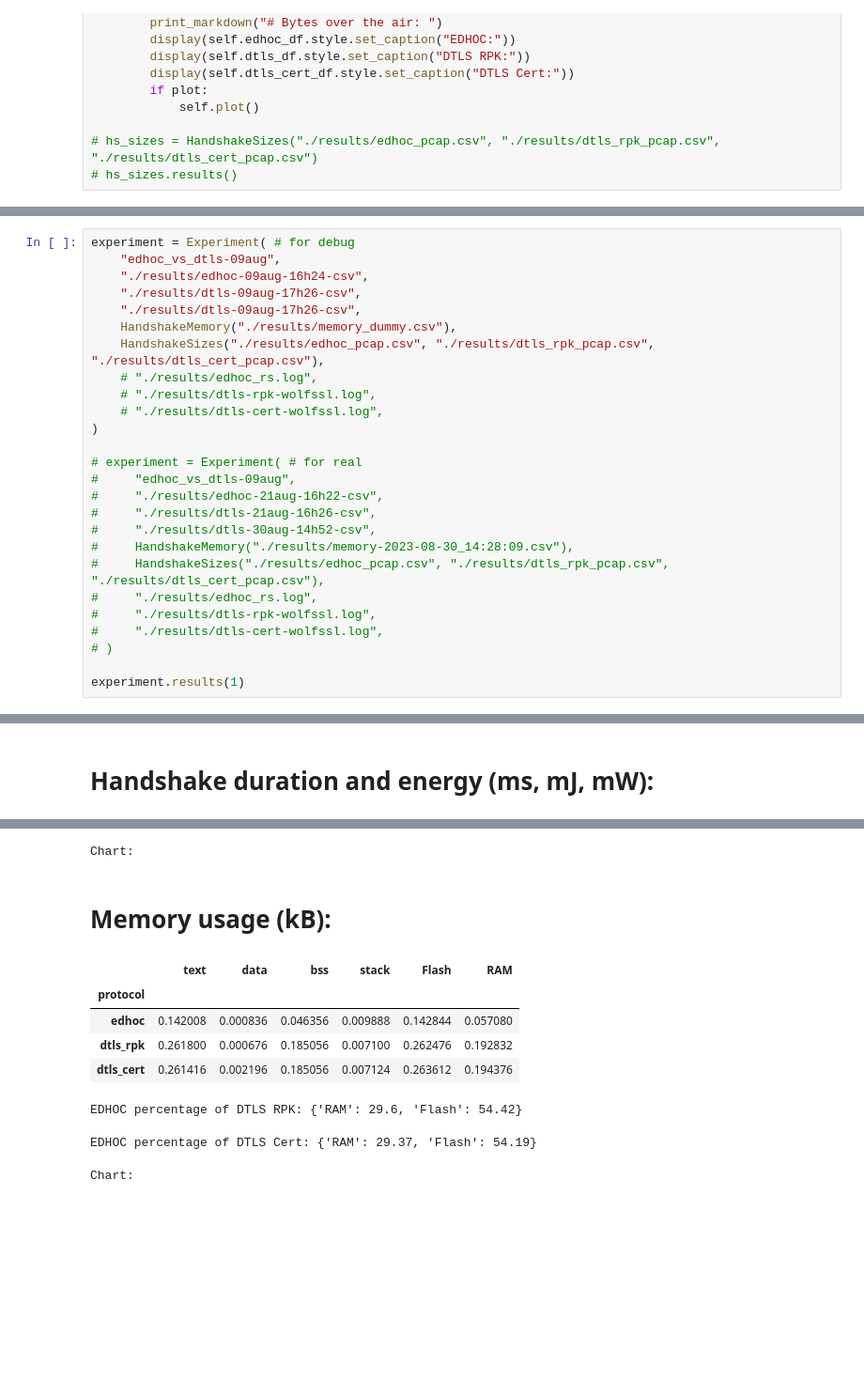
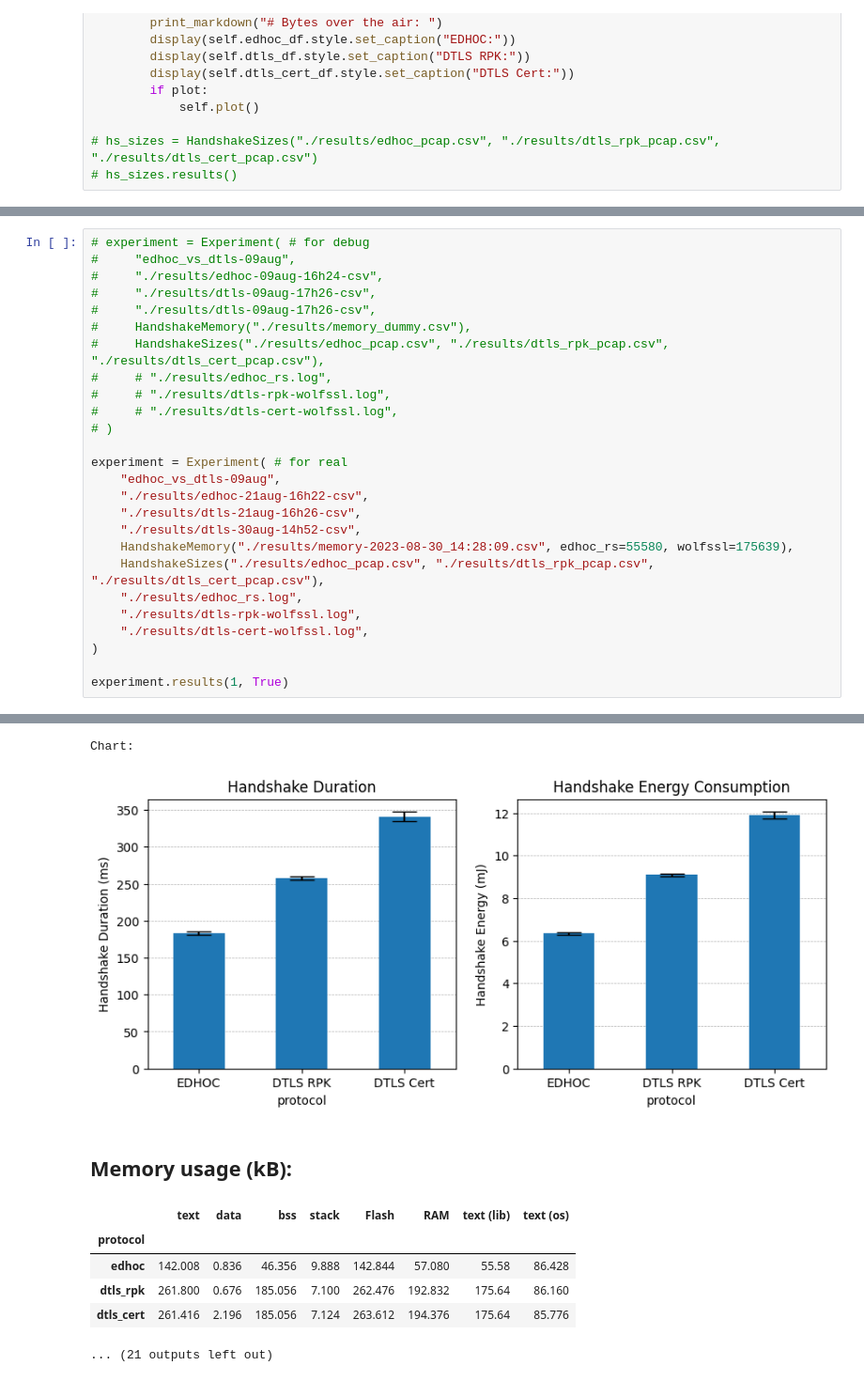
Before and after one commit to geonnave/edhoc-dtls-comparison, a Jupyter notebook: data_analysis/comparison.ipynb, the cells around one changed output, grey strips where cells are left out. Shown at 94% size. Drawn from its saved outputs; the diff is of its cells as text; blank space fills up the shorter version.

Commit message:
feat: add lib sizes to results

```diff
--- a/data_analysis/comparison.ipynb
+++ b/data_analysis/comparison.ipynb
@@ -523,29 +531,29 @@ class Experiment:
             print_markdown("*note that there are significant skew due to collecting logs with serial port ON.")
             self.plot_handshake_instance_comparison(self.edhoc_hs[cmp_idx], self.dtls_hs[cmp_idx], self.dtls_cert_hs[cmp_idx], cmp_idx, plot_logs=True)
 # %%
-experiment = Experiment( # for debug
+# experiment = Experiment( # for debug
+#     "edhoc_vs_dtls-09aug",
+#     "./results/edhoc-09aug-16h24-csv",
+#     "./results/dtls-09aug-17h26-csv",
+#     "./results/dtls-09aug-17h26-csv",
+#     HandshakeMemory("./results/memory_dummy.csv"),
+#     HandshakeSizes("./results/edhoc_pcap.csv", "./results/dtls_rpk_pcap.csv", "./results/dtls_cert_pcap.csv"),
+#     # "./results/edhoc_rs.log",
+#     # "./results/dtls-rpk-wolfssl.log",
+#     # "./results/dtls-cert-wolfssl.log",
+# )
+
+experiment = Experiment( # for real
     "edhoc_vs_dtls-09aug",
-    "./results/edhoc-09aug-16h24-csv",
-    "./results/dtls-09aug-17h26-csv",
-    "./results/dtls-09aug-17h26-csv",
-    HandshakeMemory("./results/memory_dummy.csv"),
+    "./results/edhoc-21aug-16h22-csv",
+    "./results/dtls-21aug-16h26-csv",
+    "./results/dtls-30aug-14h52-csv",
+    HandshakeMemory("./results/memory-2023-08-30_14:28:09.csv", edhoc_rs=55580, wolfssl=175639),
     HandshakeSizes("./results/edhoc_pcap.csv", "./results/dtls_rpk_pcap.csv", "./results/dtls_cert_pcap.csv"),
-    # "./results/edhoc_rs.log",
-    # "./results/dtls-rpk-wolfssl.log",
-    # "./results/dtls-cert-wolfssl.log",
+    "./results/edhoc_rs.log",
+    "./results/dtls-rpk-wolfssl.log",
+    "./results/dtls-cert-wolfssl.log",
 )
 
-# experiment = Experiment( # for real
-#     "edhoc_vs_dtls-09aug",
-#     "./results/edhoc-21aug-16h22-csv",
-#     "./results/dtls-21aug-16h26-csv",
-#     "./results/dtls-30aug-14h52-csv",
-#     HandshakeMemory("./results/memory-2023-08-30_14:28:09.csv"),
-#     HandshakeSizes("./results/edhoc_pcap.csv", "./results/dtls_rpk_pcap.csv", "./results/dtls_cert_pcap.csv"),
-#     "./results/edhoc_rs.log",
-#     "./results/dtls-rpk-wolfssl.log",
-#     "./results/dtls-cert-wolfssl.log",
-# )
-
-experiment.results(1)
+experiment.results(1, True)
 # %% [output]
@@ -555 +563,0 @@ EDHOC percentage of DTLS Cert: {'Duration': 70.61, 'Energy': 70.02, 'RAM': 29.37
-# Handshake duration and energy (ms, mJ, mW):
@@ -563,13 +572,12 @@ EDHOC percentage of DTLS Cert: {'Duration': 70.61, 'Energy': 70.02}
 Chart:
-# Memory usage (kB):
+[figure, added]
+## Memory usage (kB):
-|  | text | data | bss | stack | Flash | RAM |
-| protocol |  |  |  |  |  |  |
-| edhoc | 0.142008 | 0.000836 | 0.046356 | 0.009888 | 0.142844 | 0.057080 |
-| dtls_rpk | 0.261800 | 0.000676 | 0.185056 | 0.007100 | 0.262476 | 0.192832 |
-| dtls_cert | 0.261416 | 0.002196 | 0.185056 | 0.007124 | 0.263612 | 0.194376 |
+|  | text | data | bss | stack | Flash | RAM | text (lib) | text (os) |
+| protocol |  |  |  |  |  |  |  |  |
+| edhoc | 142.008 | 0.836 | 46.356 | 9.888 | 142.844 | 57.080 | 55.58 | 86.428 |
+| dtls_rpk | 261.800 | 0.676 | 185.056 | 7.100 | 262.476 | 192.832 | 175.64 | 86.160 |
+| dtls_cert | 261.416 | 2.196 | 185.056 | 7.124 | 263.612 | 194.376 | 175.64 | 85.776 |
-EDHOC percentage of DTLS RPK: {'RAM': 29.6, 'Flash': 54.42}
+... (21 outputs left out)
-EDHOC percentage of DTLS Cert: {'RAM': 29.37, 'Flash': 54.19}
-Chart:
 # %%
 from packet_loader import Message
 import subprocess
```
Also changed, not shown: parts of 4 cells of this notebook, 1 other file.
